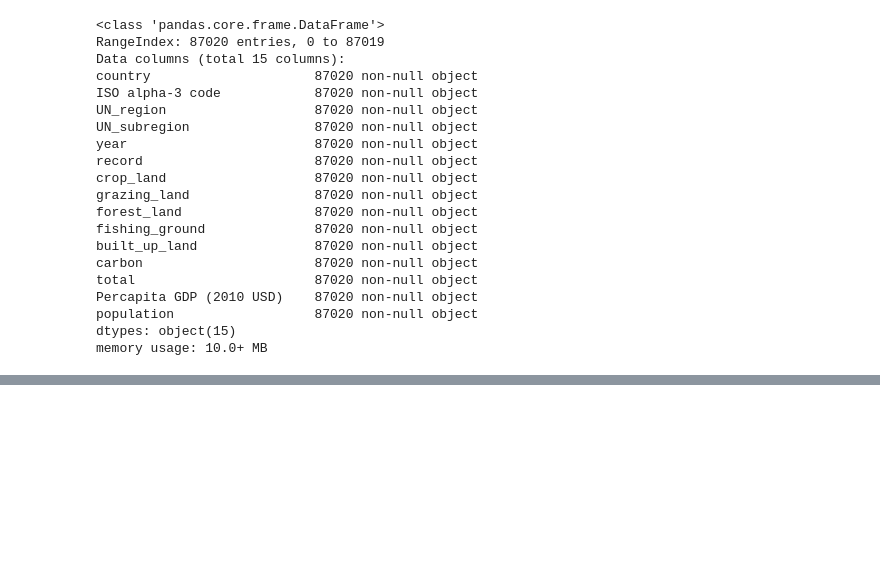
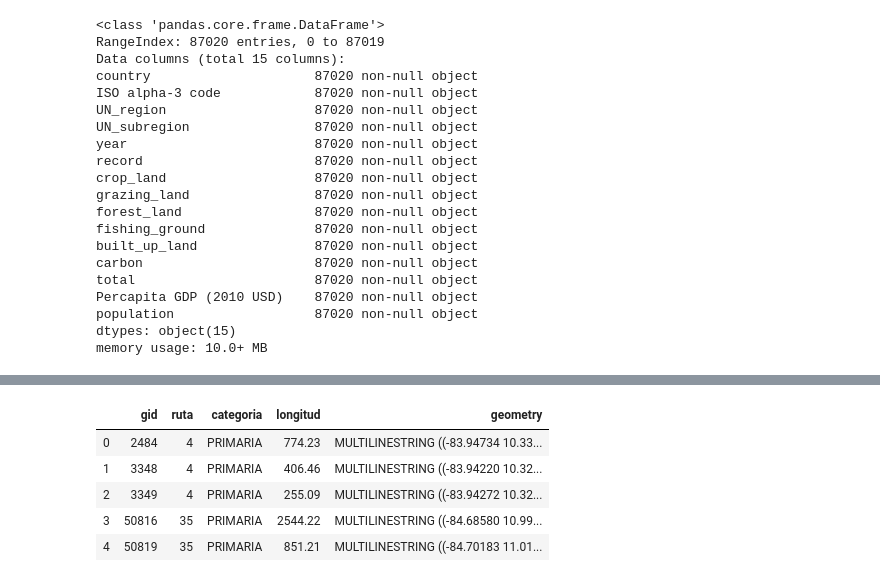
Before and after one commit to geoimaginarte/WebSite, a Jupyter notebook: notebooks/practicas_sql.ipynb, the cells around one changed output, grey strips where cells are left out. Saved outputs shown, nothing was run; the diff lists cells and outputs as text; code cells hidden in the pictures; blank space fills up the shorter version.

```diff
--- a/notebooks/practicas_sql.ipynb
+++ b/notebooks/practicas_sql.ipynb
@@ -198,3 +198,7 @@ df1.head()
 |  | 1963 | 0.4770274134546810.550.4749578314... | 0.648095296177352.5380.5656075445... | 0.068629607654146.51980.086820098... | 005.06E-05482.5959179001.42E-071.... | 0.026682995254330.29320.026682995... | 000.039420884375742.12060.0023671... | 1.22043530611632639.91.1935399831... | ... |
 |  | 1964 | 0.4937238084803261.0120.496120094... | 0.6336004766164070.7150.555278068... | 0.067231925654075.17330.094000228... | 004.95E-05481.4320118001.26E-071.... | 0.027962402272036.13470.027962402... | 000.046260254450049.34520.0030263... | 1.22251861211893443.031.219670528... | ... |
 |  | 1965 | 0.5017451764985019.1330.507028658... | 0.6182037756142077.2770.572907834... | 0.065904054654780.52120.096532501... | 004.83E-05479.8098302001.33E-071.... | 0.029013169288256.28570.029013169... | 000.051332549510007.37650.0030812... | 1.21486617412070133.221.256863005... | ... |
+# %%
+geodf=gpd.read_file("E:/Analista de datos/Spatial Data Analysis/Data/Prueba.gpkg", layer="Caminos_CR")
+# %%
+geodf.ruta = geodf.ruta.str
@@ -200,0 +218,9 @@ df1.head()
+# %%
+geodf.head()
+# %% [output]
+|  | gid | ruta | categoria | longitud | geometry |
+| 0 | 2484 | 4 | PRIMARIA | 774.23 | MULTILINESTRING ((-83.94734 10.33... |
+| 1 | 3348 | 4 | PRIMARIA | 406.46 | MULTILINESTRING ((-83.94220 10.32... |
+| 2 | 3349 | 4 | PRIMARIA | 255.09 | MULTILINESTRING ((-83.94272 10.32... |
+| 3 | 50816 | 35 | PRIMARIA | 2544.22 | MULTILINESTRING ((-84.68580 10.99... |
+| 4 | 50819 | 35 | PRIMARIA | 851.21 | MULTILINESTRING ((-84.70183 11.01... |
```
Also changed, not shown: parts of 7 cells of this notebook, 1 other file.
